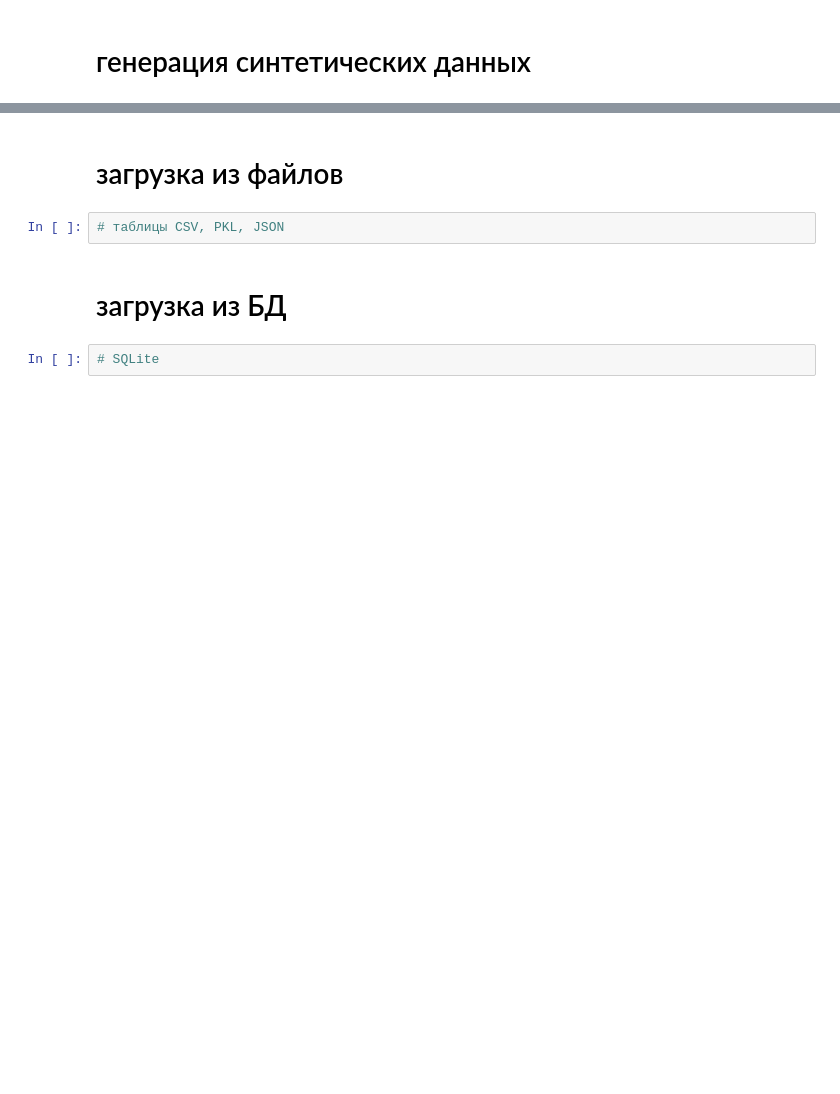
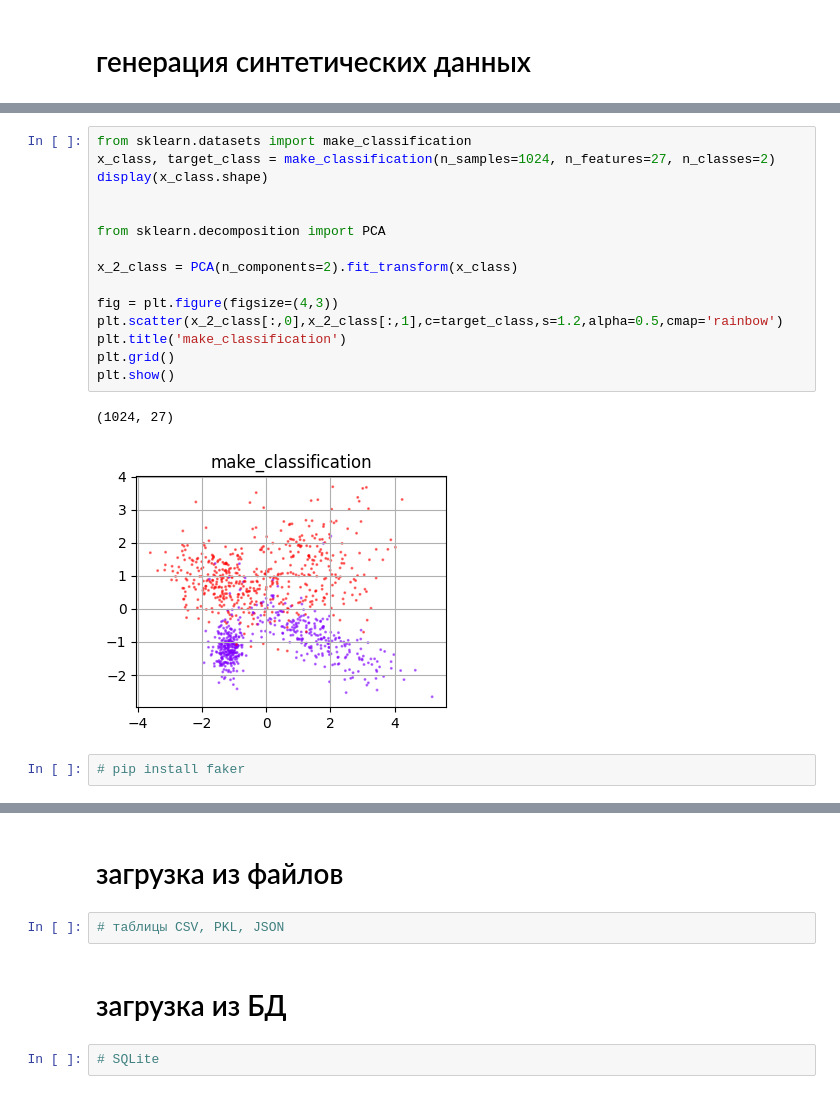
Before and after one commit to mechanoid5/ml_lectorium_2026_I, a Jupyter notebook: examples/04-eda/01-data-load.ipynb, the cells around one changed output, grey strips where cells are left out. Cells and saved outputs as stored; diff of their text form; blank space fills up the shorter version.

```diff
--- a/examples/04-eda/01-data-load.ipynb
+++ b/examples/04-eda/01-data-load.ipynb
@@ -43,0 +67,20 @@ https://habr.com/ru/companies/netologyru/articles/841952/
+# %%
+from sklearn.datasets import make_classification
+x_class, target_class = make_classification(n_samples=1024, n_features=27, n_classes=2)
+display(x_class.shape)
+
+
+from sklearn.decomposition import PCA
+
+x_2_class = PCA(n_components=2).fit_transform(x_class)
+
+fig = plt.figure(figsize=(4,3))
+plt.scatter(x_2_class[:,0],x_2_class[:,1],c=target_class,s=1.2,alpha=0.5,cmap='rainbow')
+plt.title('make_classification')
+plt.grid()
+plt.show()
+# %% [output]
+(1024, 27)
+[figure, added]
+# %%
+# pip install faker
```
Also changed, not shown: parts of 14 cells of this notebook, 4 other files.
